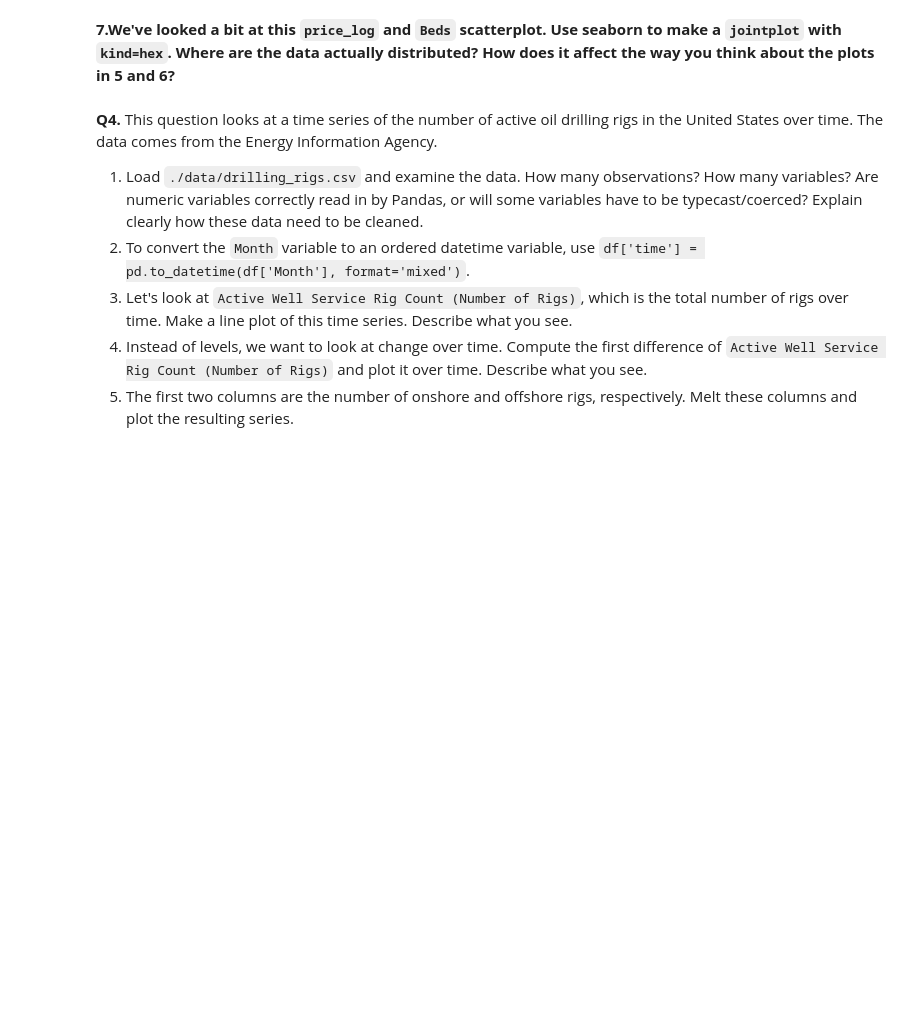
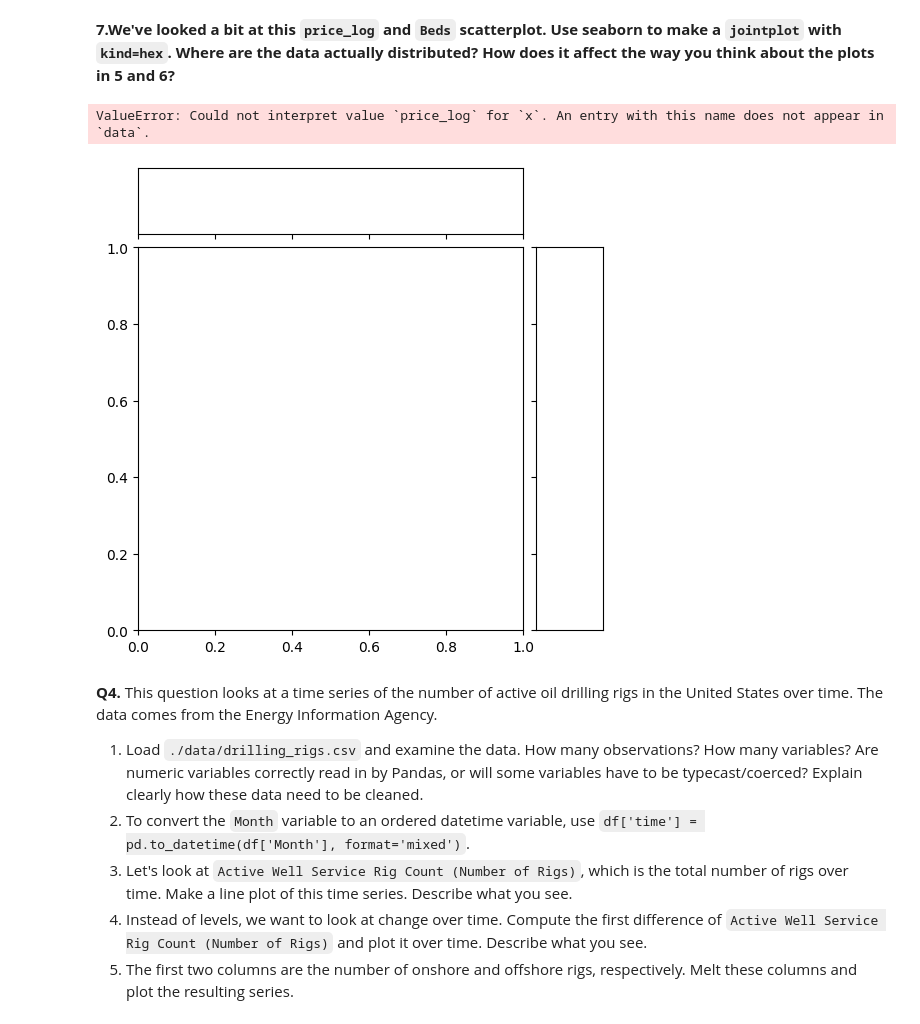
Before and after one commit to norawik/EDA, a Jupyter notebook: assignment/assignment.ipynb, the cells around one changed output. Saved outputs shown, nothing was run; the diff lists cells and outputs as text; code cells hidden in the pictures; blank space fills up the shorter version.

```diff
--- a/assignment/assignment.ipynb
+++ b/assignment/assignment.ipynb
@@ -277,6 +270,14 @@ After computing a description of `Price` conditional on `Room Type` and `Propert
 # %% [markdown]
 
 **7.We've looked a bit at this `price_log` and `Beds` scatterplot. Use seaborn to make a `jointplot` with `kind=hex`. Where are the data actually distributed? How does it affect the way you think about the plots in 5 and 6?**
+# %%
+import seaborn as sns
+import matplotlib.pyplot as plt
+sns.jointplot(x='price_log', y='Beds', data=airbnb, kind='hex', color='blue')
+plt.show()
+# %% [output]
+ValueError: Could not interpret value `price_log` for `x`. An entry with this name does not appear in `data`.
+[figure, added]
 # %% [markdown]
 **Q4.** This question looks at a time series of the number of active oil drilling rigs in the United States over time. The data comes from the Energy Information Agency.
 
```
Also changed, not shown: parts of 12 cells of this notebook.
